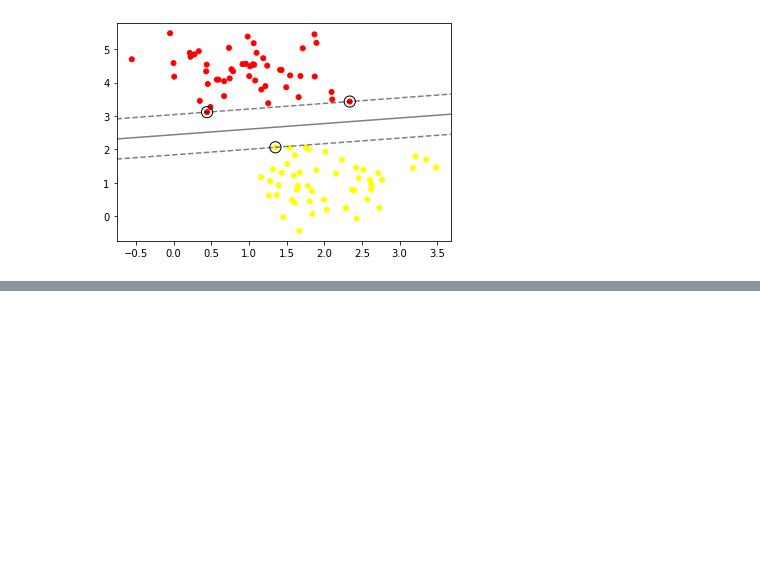
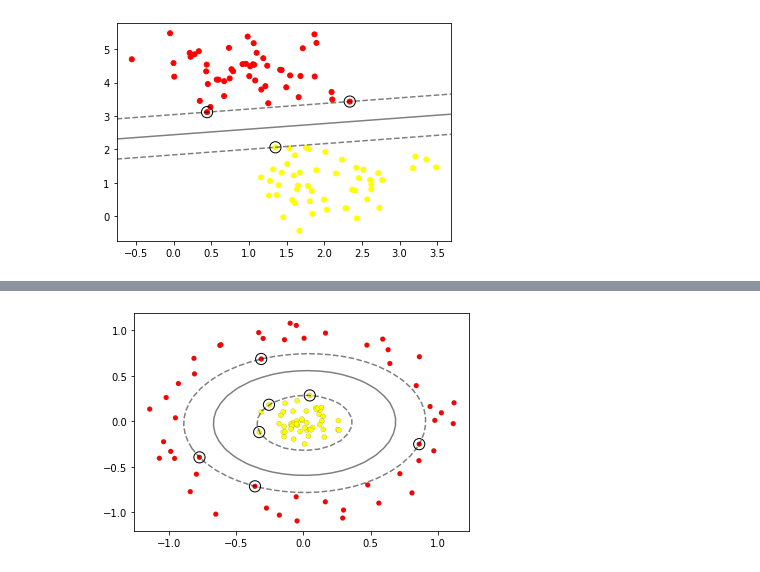
Before and after one commit to 37khalil/SVM-Implementation, a Jupyter notebook: Car_SVM_Classification.ipynb, the cells around one changed output, grey strips where cells are left out. Saved outputs shown, nothing was run; the diff lists cells and outputs as text; code cells hidden in the pictures; blank space fills up the shorter version.

```diff
--- a/Car_SVM_Classification.ipynb
+++ b/Car_SVM_Classification.ipynb
@@ -87 +113,7 @@ interactive(children=(Dropdown(description='N', options=(10, 50, 100, 200, 1000)
+# %%
+plot_svc_decision_function(clf)
+# plt.scatter(clf.support_vectors_[:, 0], clf.support_vectors_[:, 1],
+#             s=300, lw=1, facecolors='none');
+# %% [output]
+[figure, added]
 # %%
```
Also changed, not shown: parts of 8 cells of this notebook.
